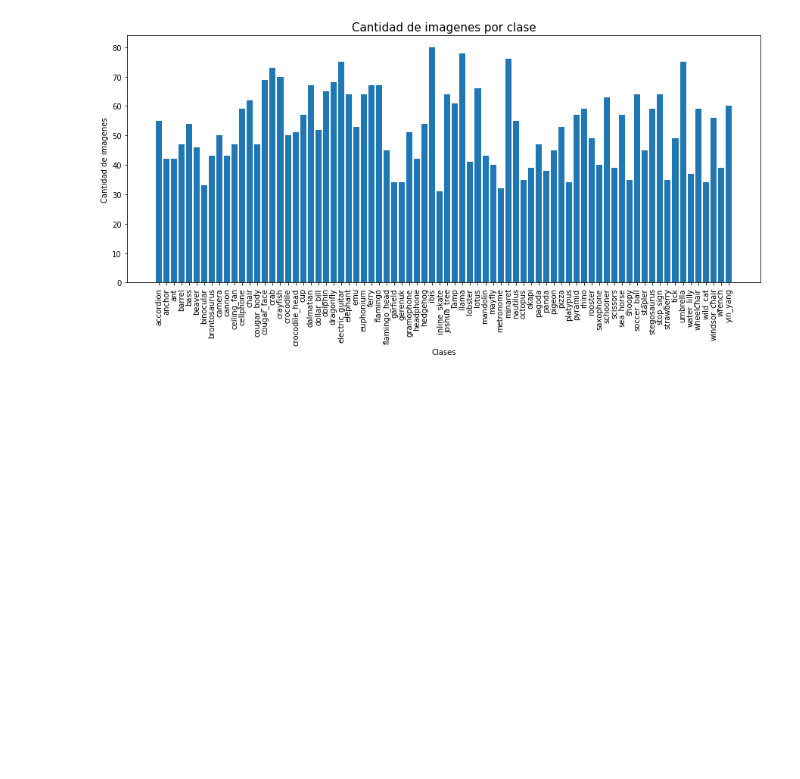
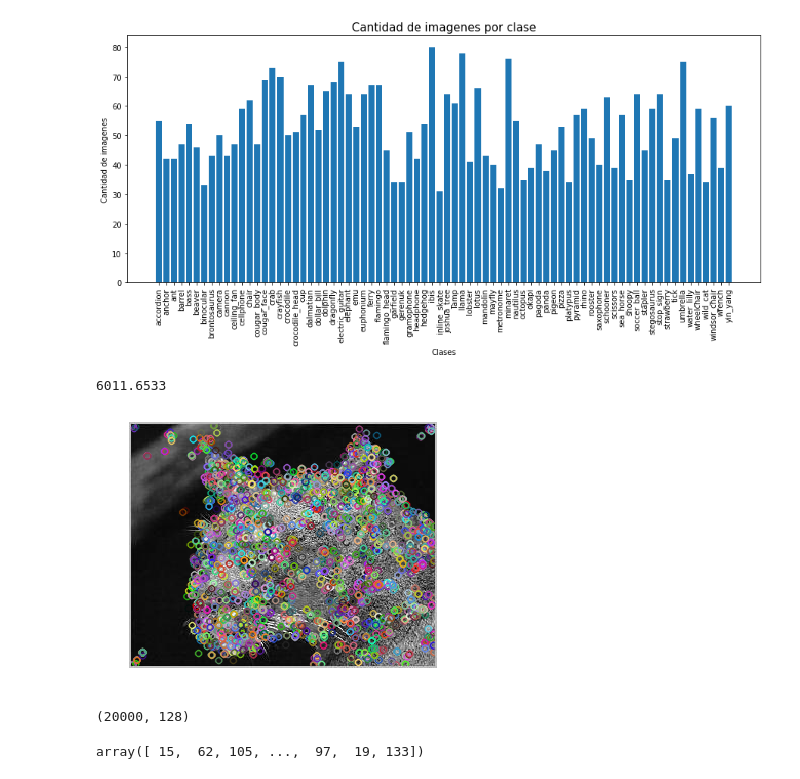
Before and after one commit to ordaz13/VC_GIT, a Jupyter notebook: Practica04_158525.ipynb, the cells around one changed output. Drawn from its saved outputs; the diff is of its cells as text; code cells hidden in the pictures; blank space fills up the shorter version.

```diff
--- a/Practica04_158525.ipynb
+++ b/Practica04_158525.ipynb
@@ -58,20 +64,64 @@ for i in range(len(listaClases)):
     dicTrain[listaClases[i]] = x_train
     dicValidation[listaClases[i]] = x_val
 # %%
-listaClases = list(dic.keys())
-listaImagenes = list(dic.values())
+listaClases = list(dicTrain.keys())
 listaAux = []
-datos = []
-etiquetas = []
+listaTrain = list(dicTrain.values())
+etiquetasTrain = []
+imgTrain = []
 for i in range(len(listaClases)):
-    listaAux = listaImagenes[i]
+    listaAux = listaTrain[i]
     for j in range(len(listaAux)):
-        datos.append(listaAux[j])
-        etiquetas.append(listaClases[i])
+        etiquetasTrain.append(i)
+        imgTrain.append(listaAux[j])
+listaAux = []
+listaVal = list(dicValidation.values())
+etiquetasVal = []
+imgVal  = []
+for k in range(len(listaClases)):
+    listaAux = listaVal[k]
+    for l in range(len(listaAux)):
+        etiquetasVal.append(k)
+        imgVal.append(listaAux[l])
 # %%
 def compute_SIFT(imagen):
-    gray = cv2.cvtColor(imagen, cv2.COLOR_BGR2GRAY)
+    #gray = cv2.cvtColor(imagen, cv2.COLOR_BGR2GRAY)
+    gray = imagen
     sift = cv2.xfeatures2d.SIFT_create()
-    kp = sift.detect(gray, None)
+    kp, des = sift.detectAndCompute(gray, None)
     img = cv2.drawKeypoints(gray, kp, imagen)
-    return img
+    desNorm = preprocessing.normalize(des)
+    return img, desNorm
+
+valor = randint(0, len(imgTrain) - 1)
+image, des = compute_SIFT(imgTrain[valor])
+plt.figure()
+io.imshow(image)
+plt.axis('off')
+print(np.sum(des)) # No se porque no me da la suma igual a uno.
+# %% [output]
+6011.6533
+[figure, added]
+# %%
+SIFT_train = np.zeros((20000, 128))
+i = 0
+while i < 20000:
+    valor = randint(0, len(imgTrain)-1)
+    try:
+        image, des = compute_SIFT(imgTrain[valor])
+    except:
+        continue
+    for j in range(np.shape(des)[0]):
+        if i >= 20000:
+            break
+        SIFT_train[i,:] = des[j,:]
+        i = i + 1
+
+print(np.shape(SIFT_train))
+# %% [output]
+(20000, 128)
+# %%
+kmeans = KMeans(n_clusters = 200, random_state = 0).fit(SIFT_train)
+kmeans.labels_
+# %% [output]
+array([ 15,  62, 105, ...,  97,  19, 133])
```
Also changed, not shown: parts of 9 cells of this notebook.
